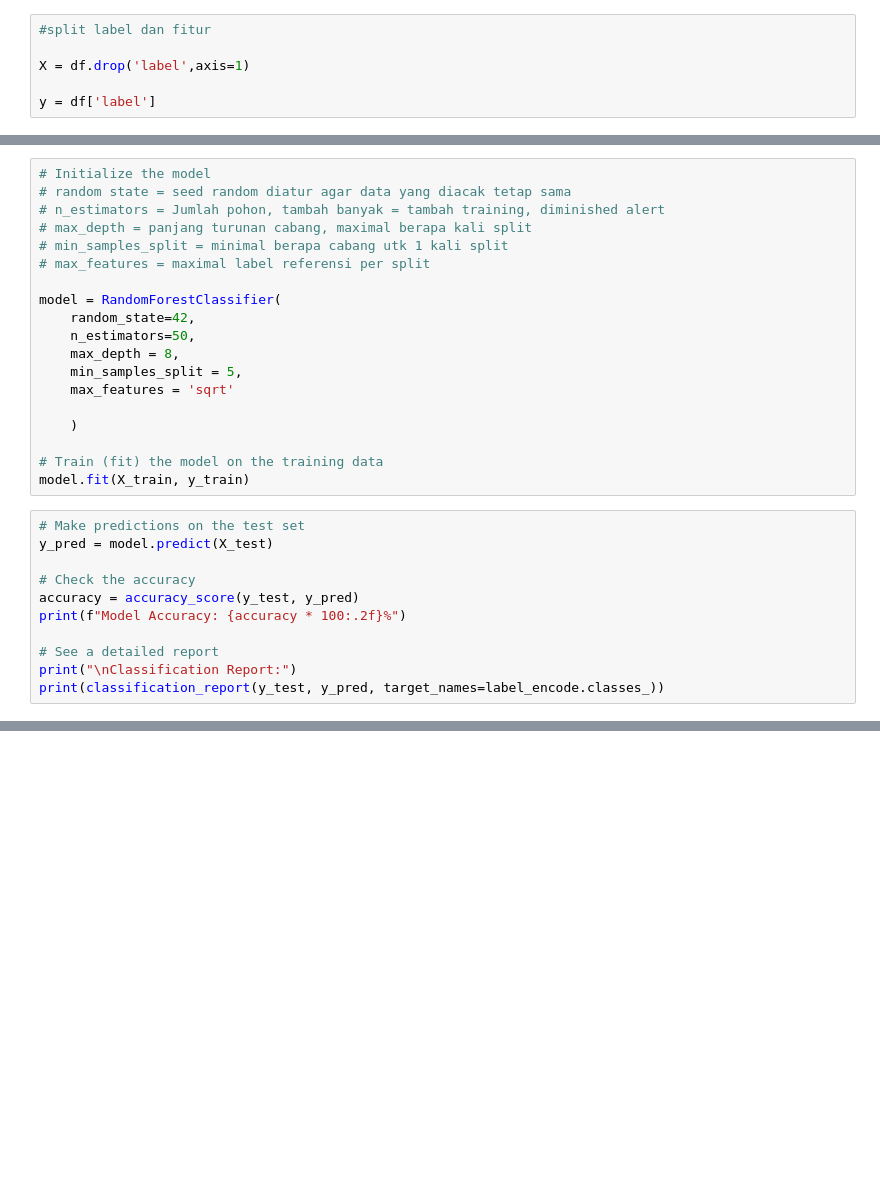
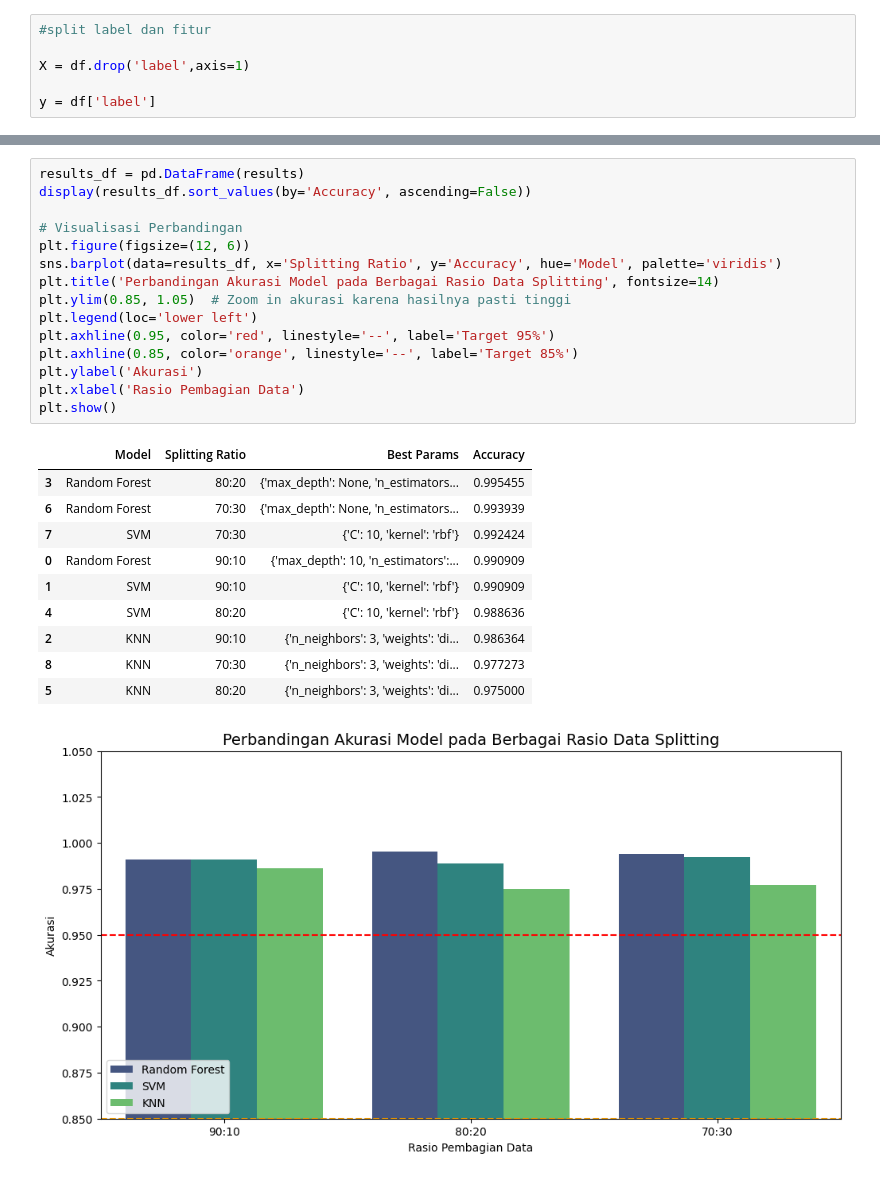
Before and after one commit to kaharmc226/PROJEK-AI, a Jupyter notebook: crops.ipynb, the cells around one changed output, grey strips where cells are left out. Cells and saved outputs as stored; diff of their text form; blank space fills up the shorter version.

```diff
--- a/crops.ipynb
+++ b/crops.ipynb
@@ -46,30 +134,0 @@ print(f"Testing data size: {X_test.shape}")
-# %%
-# Initialize the model
-# random state = seed random diatur agar data yang diacak tetap sama
-# n_estimators = Jumlah pohon, tambah banyak = tambah training, diminished alert
-# max_depth = panjang turunan cabang, maximal berapa kali split
-# min_samples_split = minimal berapa cabang utk 1 kali split
-# max_features = maximal label referensi per split
-
-model = RandomForestClassifier(
-    random_state=42,
-    n_estimators=50,
-    max_depth = 8,
-    min_samples_split = 5,
-    max_features = 'sqrt'
-
-    )
-
-# Train (fit) the model on the training data
-model.fit(X_train, y_train)
-# %%
-# Make predictions on the test set
-y_pred = model.predict(X_test)
-
-# Check the accuracy
-accuracy = accuracy_score(y_test, y_pred)
-print(f"Model Accuracy: {accuracy * 100:.2f}%")
-
-# See a detailed report
-print("\nClassification Report:")
-print(classification_report(y_test, y_pred, target_names=label_encode.classes_))
@@ -124,0 +293,27 @@ print(classification_report(y_test, y_pred, target_names=label_encode.classes_))
+# %%
+results_df = pd.DataFrame(results)
+display(results_df.sort_values(by='Accuracy', ascending=False))
+
+# Visualisasi Perbandingan
+plt.figure(figsize=(12, 6))
+sns.barplot(data=results_df, x='Splitting Ratio', y='Accuracy', hue='Model', palette='viridis')
+plt.title('Perbandingan Akurasi Model pada Berbagai Rasio Data Splitting', fontsize=14)
+plt.ylim(0.85, 1.05)  # Zoom in akurasi karena hasilnya pasti tinggi
+plt.legend(loc='lower left')
+plt.axhline(0.95, color='red', linestyle='--', label='Target 95%')
+plt.axhline(0.85, color='orange', linestyle='--', label='Target 85%')
+plt.ylabel('Akurasi')
+plt.xlabel('Rasio Pembagian Data')
+plt.show()
+# %% [output]
+|  | Model | Splitting Ratio | Best Params | Accuracy |
+| 3 | Random Forest | 80:20 | {'max_depth': None, 'n_estimators... | 0.995455 |
+| 6 | Random Forest | 70:30 | {'max_depth': None, 'n_estimators... | 0.993939 |
+| 7 | SVM | 70:30 | {'C': 10, 'kernel': 'rbf'} | 0.992424 |
+| 0 | Random Forest | 90:10 | {'max_depth': 10, 'n_estimators':... | 0.990909 |
+| 1 | SVM | 90:10 | {'C': 10, 'kernel': 'rbf'} | 0.990909 |
+| 4 | SVM | 80:20 | {'C': 10, 'kernel': 'rbf'} | 0.988636 |
+| 2 | KNN | 90:10 | {'n_neighbors': 3, 'weights': 'di... | 0.986364 |
+| 8 | KNN | 70:30 | {'n_neighbors': 3, 'weights': 'di... | 0.977273 |
+| 5 | KNN | 80:20 | {'n_neighbors': 3, 'weights': 'di... | 0.975000 |
+[figure, added]
```
Also changed, not shown: parts of 19 cells of this notebook, 4 other files.
